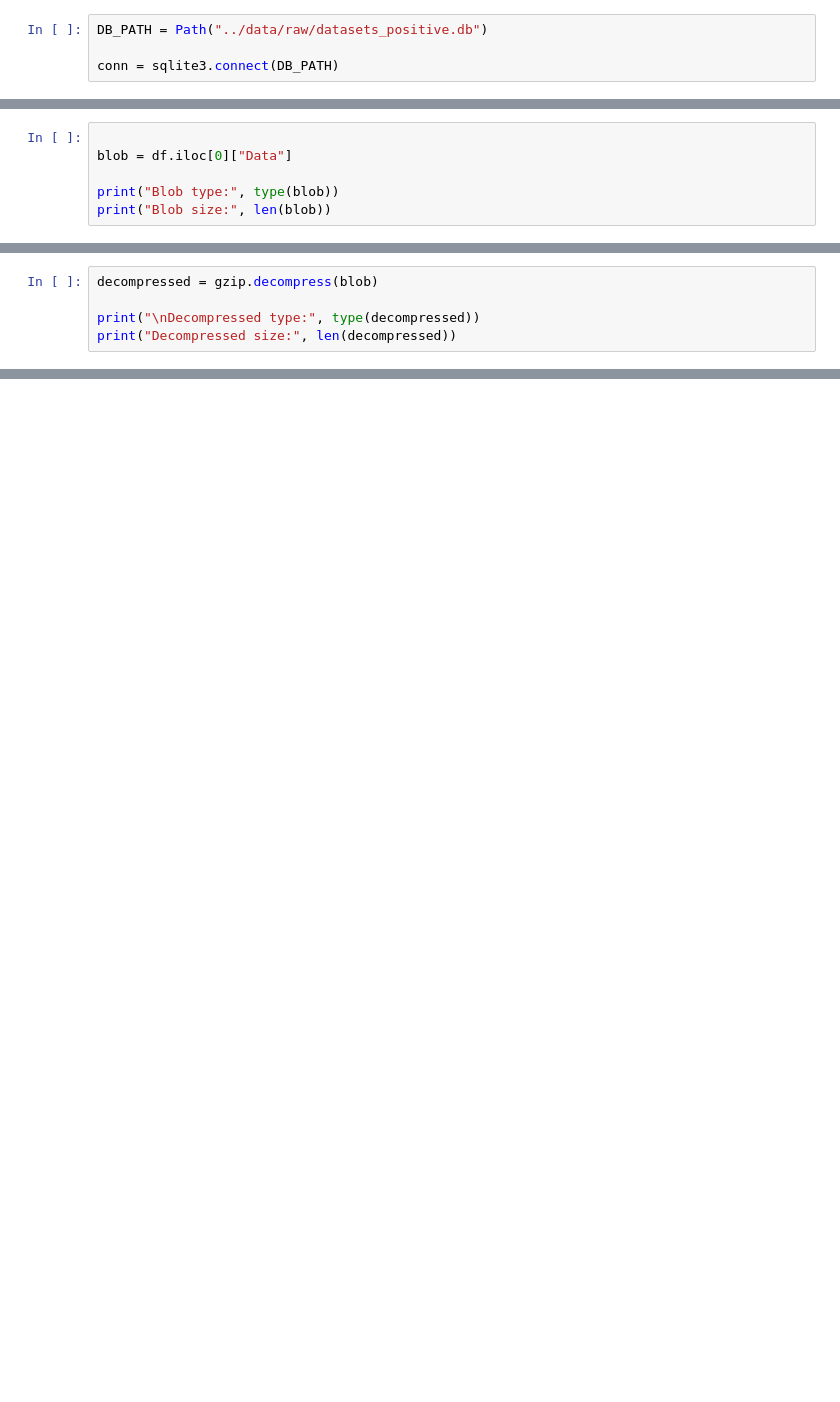
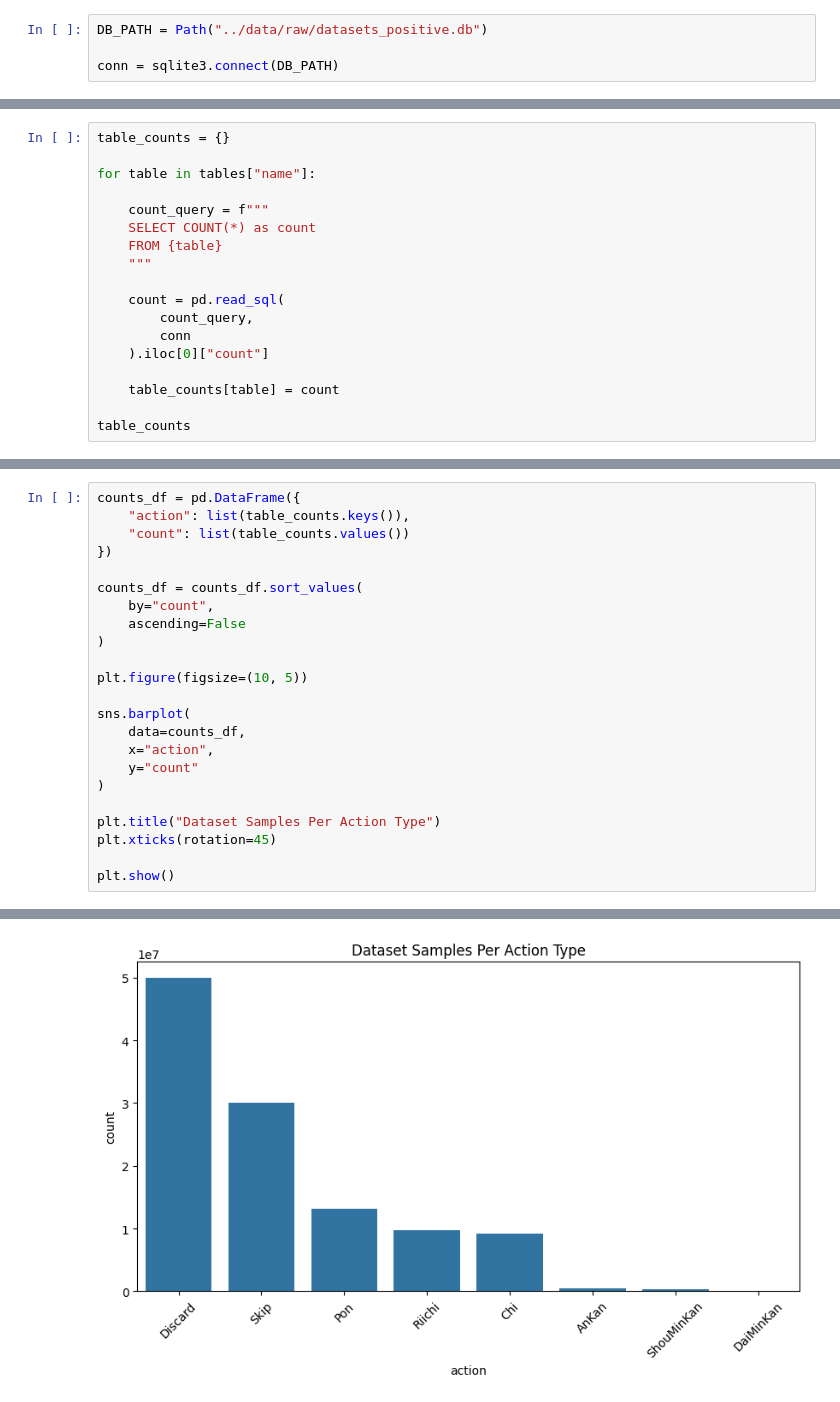
Before and after one commit to Ruipi/tfg, a Jupyter notebook: notebooks/01_eda.ipynb, the cells around one changed output, grey strips where cells are left out. Saved outputs shown, nothing was run; the diff lists cells and outputs as text; blank space fills up the shorter version.

```diff
--- a/notebooks/01_eda.ipynb
+++ b/notebooks/01_eda.ipynb
@@ -37,7 +69,19 @@ print(df.head())
 # %%
+table_counts = {}
 
-blob = df.iloc[0]["Data"]
+for table in tables["name"]:
 
-print("Blob type:", type(blob))
-print("Blob size:", len(blob))
+    count_query = f"""
+    SELECT COUNT(*) as count
+    FROM {table}
+    """
+
+    count = pd.read_sql(
+        count_query,
+        conn
+    ).iloc[0]["count"]
+
+    table_counts[table] = count
+
+table_counts
 # %% [output]
@@ -46,6 +98,24 @@ Blob size: 350
 # %%
-decompressed = gzip.decompress(blob)
+counts_df = pd.DataFrame({
+    "action": list(table_counts.keys()),
+    "count": list(table_counts.values())
+})
 
-print("\nDecompressed type:", type(decompressed))
-print("Decompressed size:", len(decompressed))
+counts_df = counts_df.sort_values(
+    by="count",
+    ascending=False
+)
+
+plt.figure(figsize=(10, 5))
+
+sns.barplot(
+    data=counts_df,
+    x="action",
+    y="count"
+)
+
+plt.title("Dataset Samples Per Action Type")
+plt.xticks(rotation=45)
+
+plt.show()
 # %% [output]
@@ -53,0 +122 @@ Decompressed size: 1395
+[figure, added]
```
Also changed, not shown: parts of 28 cells of this notebook, 7 other files.
